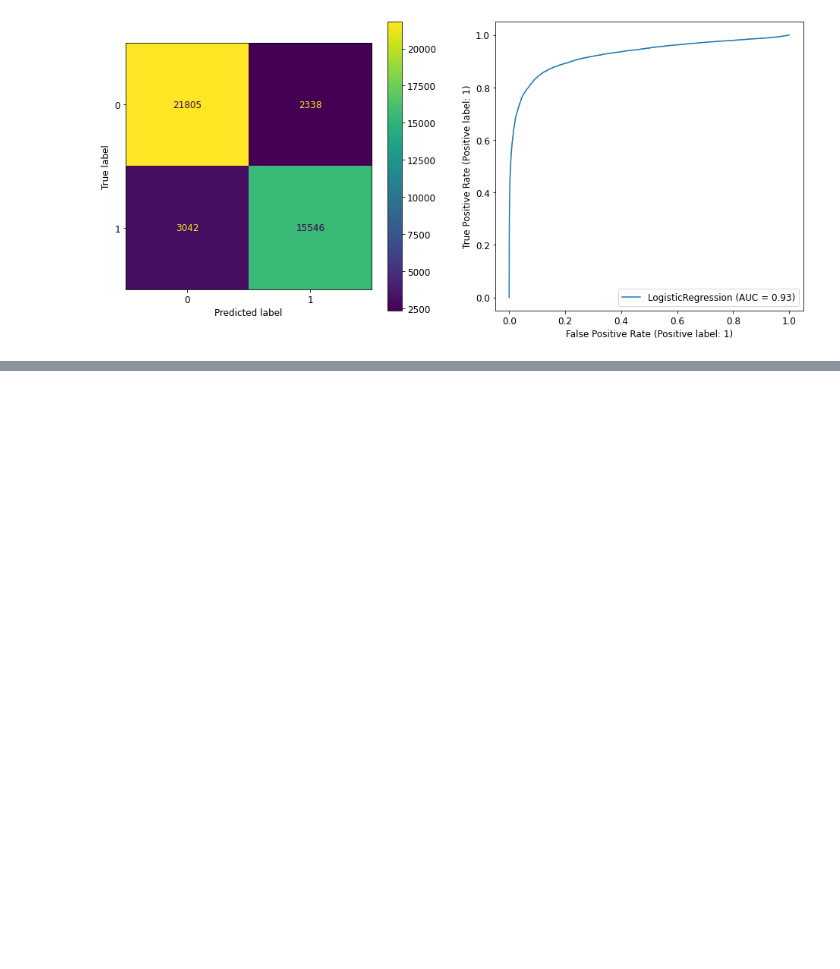
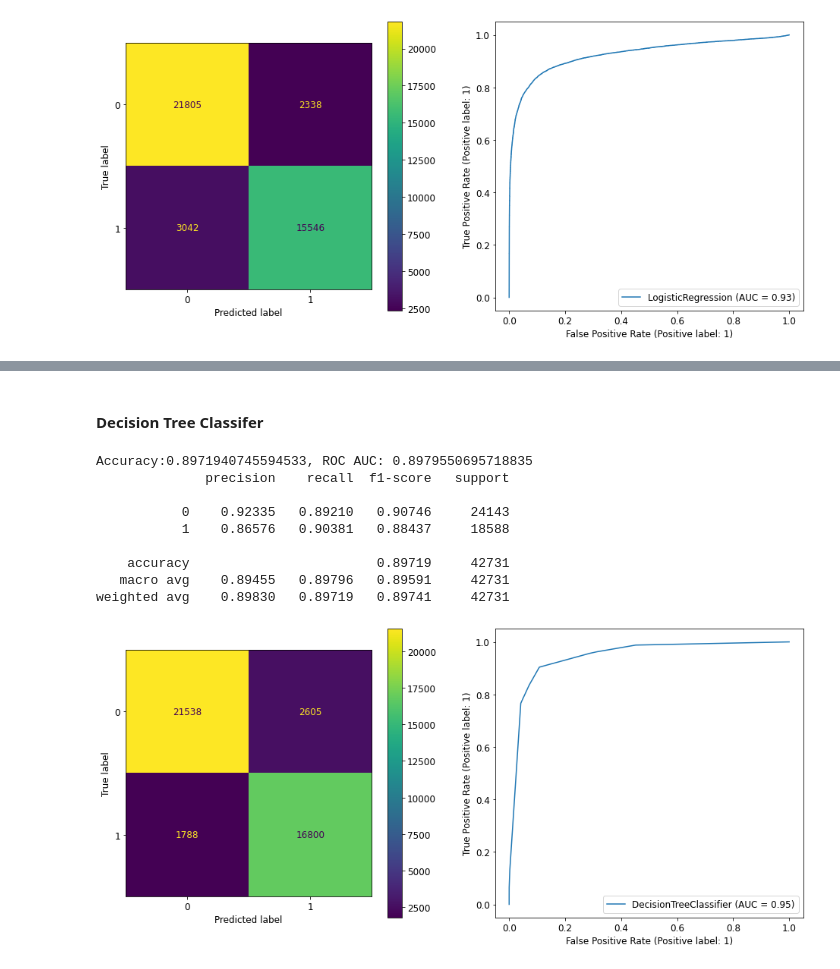
Before and after one commit to ibdafna/airlines_passengers, a Jupyter notebook: airline_passenger_satisfaction.ipynb, the cells around one changed output, grey strips where cells are left out. Drawn from its saved outputs; the diff is of its cells as text; code cells hidden in the pictures; blank space fills up the shorter version.

```diff
--- a/airline_passenger_satisfaction.ipynb
+++ b/airline_passenger_satisfaction.ipynb
@@ -426,0 +487,17 @@ weighted avg    0.87396   0.87410   0.87379     42731
+# %% [markdown]
+#### Decision Tree Classifer
+# %%
+from sklearn.tree import DecisionTreeClassifier
+
+model, accuracy, roc_auc = run_model(DecisionTreeClassifier(max_depth=5, random_state=0, max_leaf_nodes=10), X_train, X_test, y_train, y_test, True);
+# %% [output]
+Accuracy:0.8971940745594533, ROC AUC: 0.8979550695718835
+              precision    recall  f1-score   support
+
+           0    0.92335   0.89210   0.90746     24143
+           1    0.86576   0.90381   0.88437     18588
+
+    accuracy                        0.89719     42731
+   macro avg    0.89455   0.89796   0.89591     42731
+weighted avg    0.89830   0.89719   0.89741     42731
+[figure, added]
```
Also changed, not shown: parts of 17 cells of this notebook.
